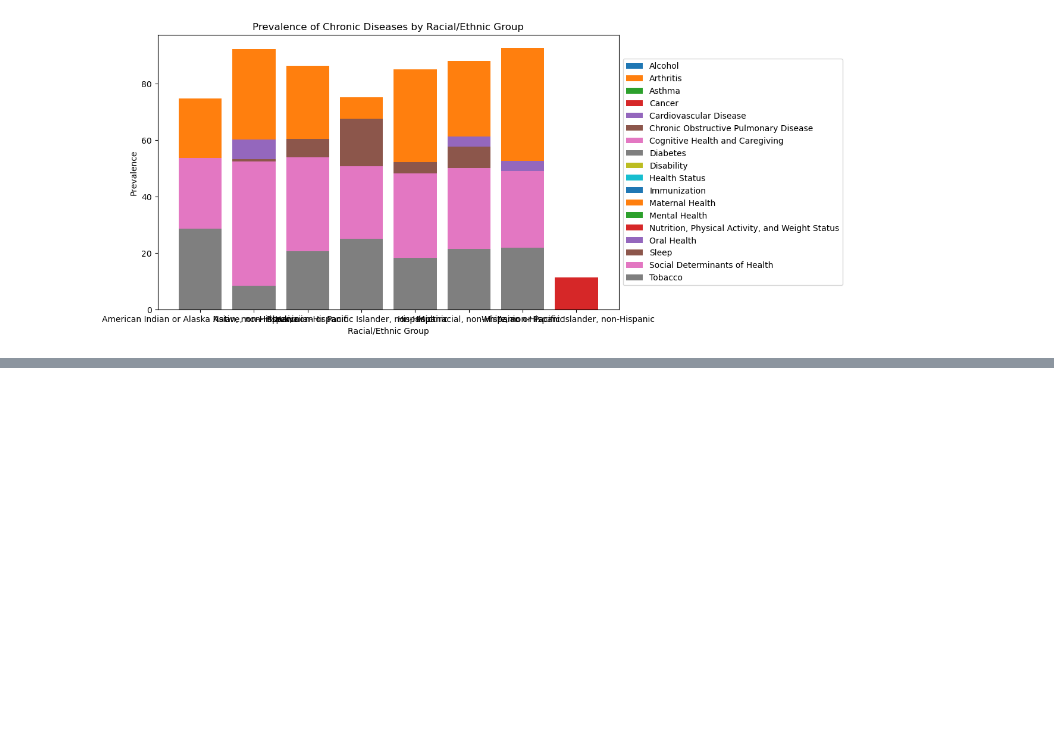
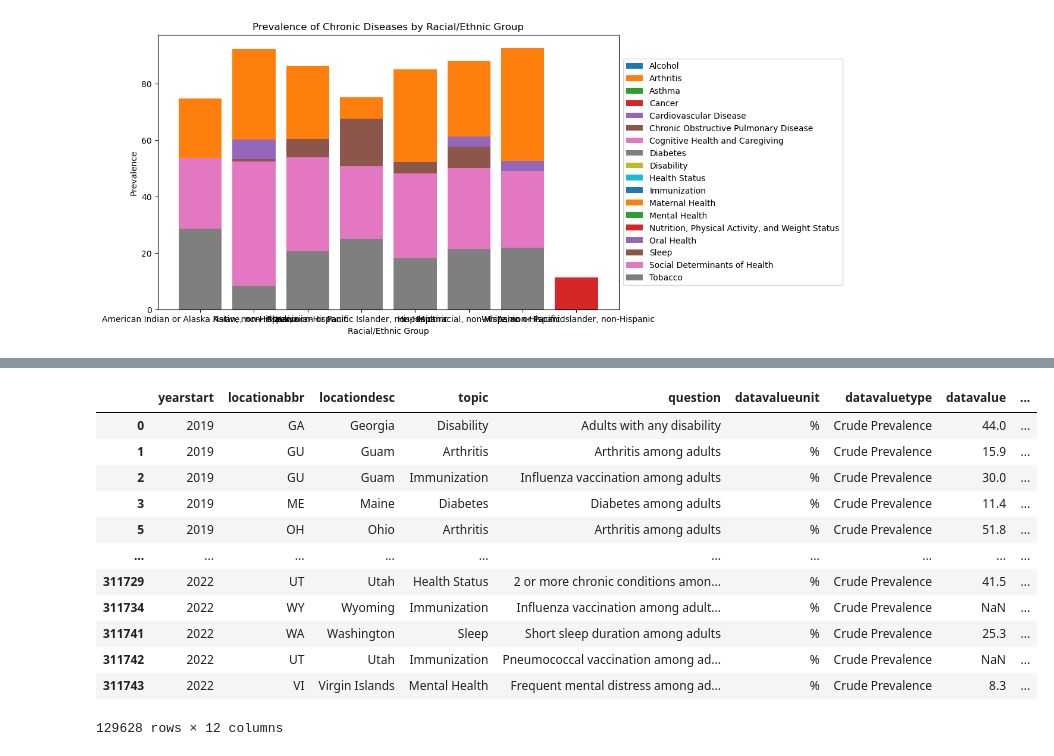
Before and after one commit to Khush0395/capstone_ptl, a Jupyter notebook: script/chronic_disease.ipynb, the cells around one changed output, grey strips where cells are left out. Cells and saved outputs as stored; diff of their text form; code cells hidden in the pictures; blank space fills up the shorter version.

```diff
--- a/script/chronic_disease.ipynb
+++ b/script/chronic_disease.ipynb
@@ -680,0 +804,17 @@ plt.show();
+# %%
+test_n = chronic_disease.loc[chronic_disease['datavaluetype'] == 'Crude Prevalence']
+test_n
+# %% [output]
+|  | yearstart | locationabbr | locationdesc | topic | question | datavalueunit | datavaluetype | datavalue | ... |
+| 0 | 2019 | GA | Georgia | Disability | Adults with any disability | % | Crude Prevalence | 44.0 | ... |
+| 1 | 2019 | GU | Guam | Arthritis | Arthritis among adults | % | Crude Prevalence | 15.9 | ... |
+| 2 | 2019 | GU | Guam | Immunization | Influenza vaccination among adults | % | Crude Prevalence | 30.0 | ... |
+| 3 | 2019 | ME | Maine | Diabetes | Diabetes among adults | % | Crude Prevalence | 11.4 | ... |
+| 5 | 2019 | OH | Ohio | Arthritis | Arthritis among adults | % | Crude Prevalence | 51.8 | ... |
+| ... | ... | ... | ... | ... | ... | ... | ... | ... | ... |
+| 311729 | 2022 | UT | Utah | Health Status | 2 or more chronic conditions amon... | % | Crude Prevalence | 41.5 | ... |
+| 311734 | 2022 | WY | Wyoming | Immunization | Influenza vaccination among adult... | % | Crude Prevalence | NaN | ... |
+| 311741 | 2022 | WA | Washington | Sleep | Short sleep duration among adults | % | Crude Prevalence | 25.3 | ... |
+| 311742 | 2022 | UT | Utah | Immunization | Pneumococcal vaccination among ad... | % | Crude Prevalence | NaN | ... |
+| 311743 | 2022 | VI | Virgin Islands | Mental Health | Frequent mental distress among ad... | % | Crude Prevalence | 8.3 | ... |
+129628 rows × 12 columns
```
Also changed, not shown: parts of 23 cells of this notebook, 1 other file.
